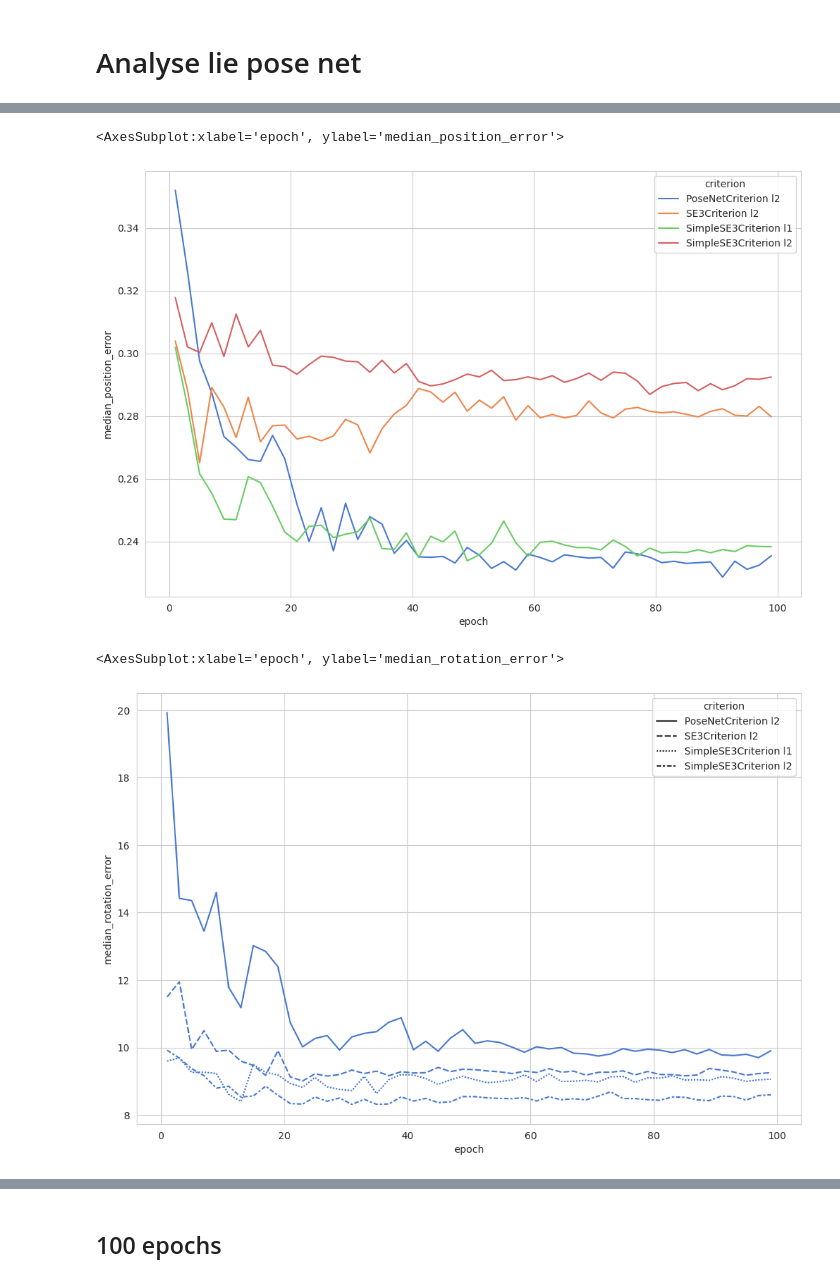
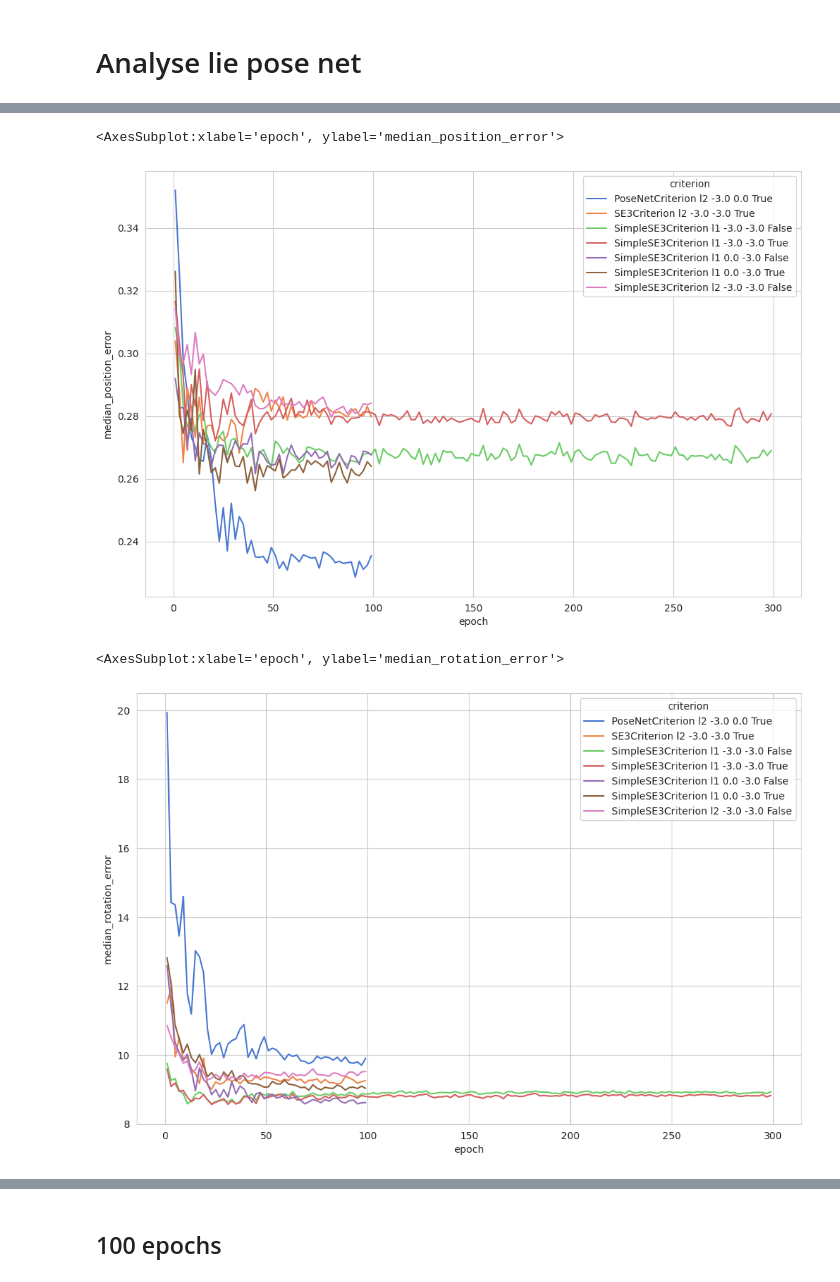
Before and after one commit to MisterMap/lie-pose-net, a Jupyter notebook: notebooks/pose_net_experiment_analysis.ipynb, the cells around one changed output, grey strips where cells are left out. Cells and saved outputs as stored; diff of their text form; code cells hidden in the pictures.

```diff
--- a/notebooks/pose_net_experiment_analysis.ipynb
+++ b/notebooks/pose_net_experiment_analysis.ipynb
@@ -65,7 +65,10 @@ task_data = pd.DataFrame({
     "epoch": [x.get_last_scalar_metrics()["epoch"]["epoch"]["last"] for x in completed_tasks],
     "tags": [x.get_tags() for x in completed_tasks],
     "scene": [x.get_parameters()["General/scene"] for x in completed_tasks],
-    "loss_type": [x.get("General/criterion/loss_type", "l2") for x in parameters]
+    "loss_type": [x.get("General/criterion/loss_type", "l2") for x in parameters],
+    "trans_koef": [x.get("General/criterion/translation_koef", "l2") for x in parameters],
+    "rot_koef": [x.get("General/criterion/rotation_koef", "l2") for x in parameters],
+    "use_se3_translation": [x.get("General/criterion/use_se3_translation", "True") for x in parameters]
 })
 # %%
 task_data
@@ -96,6 +95,10 @@ def filter_task_data(data):
 # %%
 filtred_task_data = filter_task_data(task_data)
 filtred_task_data["criterion"] = [x["criterion"]+" "+x["loss_type"] for x in filtred_task_data.iloc()]
+filtred_task_data["criterion"] = [x["criterion"]+" "+str(float(x["rot_koef"])) for x in filtred_task_data.iloc()]
+filtred_task_data["criterion"] = [x["criterion"]+" "+str(float(x["trans_koef"])) for x in filtred_task_data.iloc()]
+filtred_task_data["criterion"] = [x["criterion"]+" "+str(x["use_se3_translation"])
+                                  for x in filtred_task_data.iloc()]
 filtred_task_data
 # %% [output]
 A value is trying to be set on a copy of a slice from a DataFrame.
@@ -169,10 +181,10 @@ mean_trajectory_data = experiment_data.pivot_table(index=["epoch", "criterion"],
 sns.lineplot(data=mean_trajectory_data, x="epoch", y="median_position_error", ax=ax, hue="criterion")
 # %% [output]
 <AxesSubplot:xlabel='epoch', ylabel='median_position_error'>
-[figure, old version]
+[figure, new version]
 # %%
 fig, ax = plt.subplots(1, 1, figsize=(12, 8), dpi=100)
-sns.lineplot(data=mean_trajectory_data, x="epoch", y="median_rotation_error", ax=ax, style="criterion")
+sns.lineplot(data=mean_trajectory_data, x="epoch", y="median_rotation_error", ax=ax, hue="criterion")
 # %% [output]
 <AxesSubplot:xlabel='epoch', ylabel='median_rotation_error'>
-[figure, old version]
+[figure, new version]
```
Also changed, not shown: parts of 28 cells of this notebook, 1 other file.
